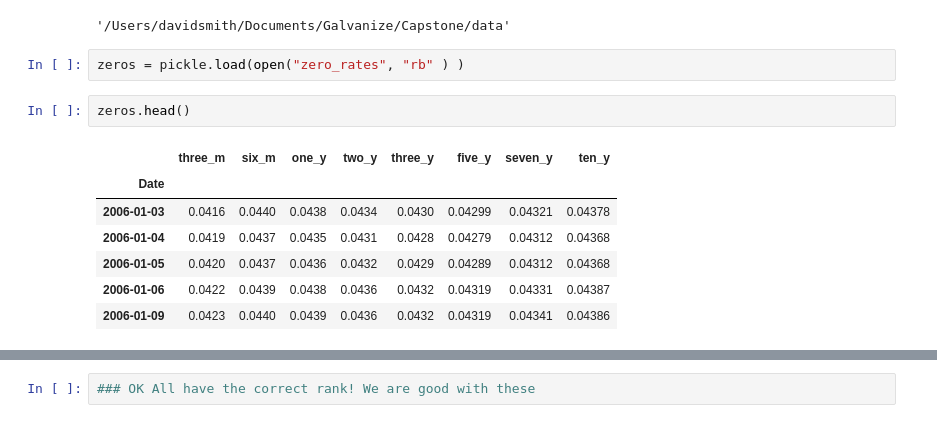
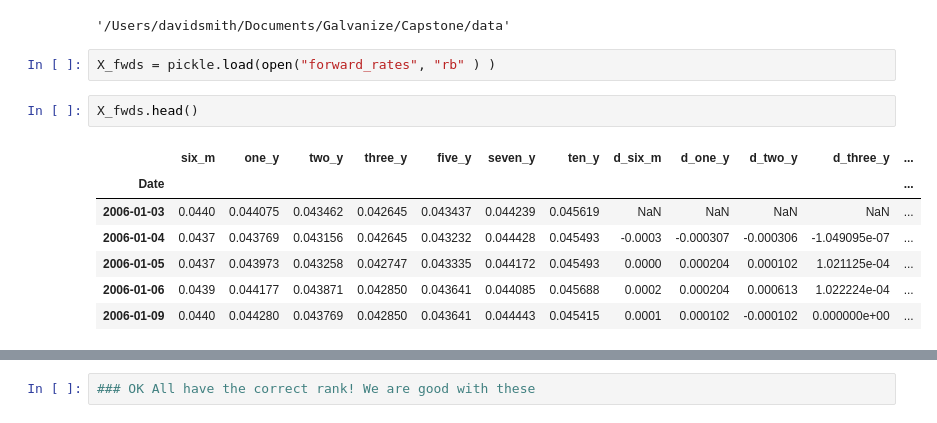
Before and after one commit to davidjsmith44/NLP-Fed-Speeches, a Jupyter notebook: data/Check_zeros_from_ylds.ipynb, the cells around one changed output, grey strips where cells are left out. Drawn from its saved outputs; the diff is of its cells as text.

```diff
--- a/data/Check_zeros_from_ylds.ipynb
+++ b/data/Check_zeros_from_ylds.ipynb
@@ -12,14 +12,14 @@ pwd
 # %% [output]
 '/Users/davidsmith/Documents/Galvanize/Capstone/data'
 # %%
-zeros = pickle.load(open("zero_rates", "rb" ) )
+X_fwds = pickle.load(open("forward_rates", "rb" ) )
 # %%
-zeros.head()
+X_fwds.head()
 # %% [output]
-|  | three_m | six_m | one_y | two_y | three_y | five_y | seven_y | ten_y |
-| Date |  |  |  |  |  |  |  |  |
-| 2006-01-03 | 0.0416 | 0.0440 | 0.0438 | 0.0434 | 0.0430 | 0.04299 | 0.04321 | 0.04378 |
-| 2006-01-04 | 0.0419 | 0.0437 | 0.0435 | 0.0431 | 0.0428 | 0.04279 | 0.04312 | 0.04368 |
-| 2006-01-05 | 0.0420 | 0.0437 | 0.0436 | 0.0432 | 0.0429 | 0.04289 | 0.04312 | 0.04368 |
-| 2006-01-06 | 0.0422 | 0.0439 | 0.0438 | 0.0436 | 0.0432 | 0.04319 | 0.04331 | 0.04387 |
-| 2006-01-09 | 0.0423 | 0.0440 | 0.0439 | 0.0436 | 0.0432 | 0.04319 | 0.04341 | 0.04386 |
+|  | six_m | one_y | two_y | three_y | five_y | seven_y | ten_y | d_six_m | d_one_y | d_two_y | d_three_y | ... |
+| Date |  |  |  |  |  |  |  |  |  |  |  | ... |
+| 2006-01-03 | 0.0440 | 0.044075 | 0.043462 | 0.042645 | 0.043437 | 0.044239 | 0.045619 | NaN | NaN | NaN | NaN | ... |
+| 2006-01-04 | 0.0437 | 0.043769 | 0.043156 | 0.042645 | 0.043232 | 0.044428 | 0.045493 | -0.0003 | -0.000307 | -0.000306 | -1.049095e-07 | ... |
+| 2006-01-05 | 0.0437 | 0.043973 | 0.043258 | 0.042747 | 0.043335 | 0.044172 | 0.045493 | 0.0000 | 0.000204 | 0.000102 | 1.021125e-04 | ... |
+| 2006-01-06 | 0.0439 | 0.044177 | 0.043871 | 0.042850 | 0.043641 | 0.044085 | 0.045688 | 0.0002 | 0.000204 | 0.000613 | 1.022224e-04 | ... |
+| 2006-01-09 | 0.0440 | 0.044280 | 0.043769 | 0.042850 | 0.043641 | 0.044443 | 0.045415 | 0.0001 | 0.000102 | -0.000102 | 0.000000e+00 | ... |
```
Also changed, not shown: parts of 48 cells of this notebook, 11 other files.
